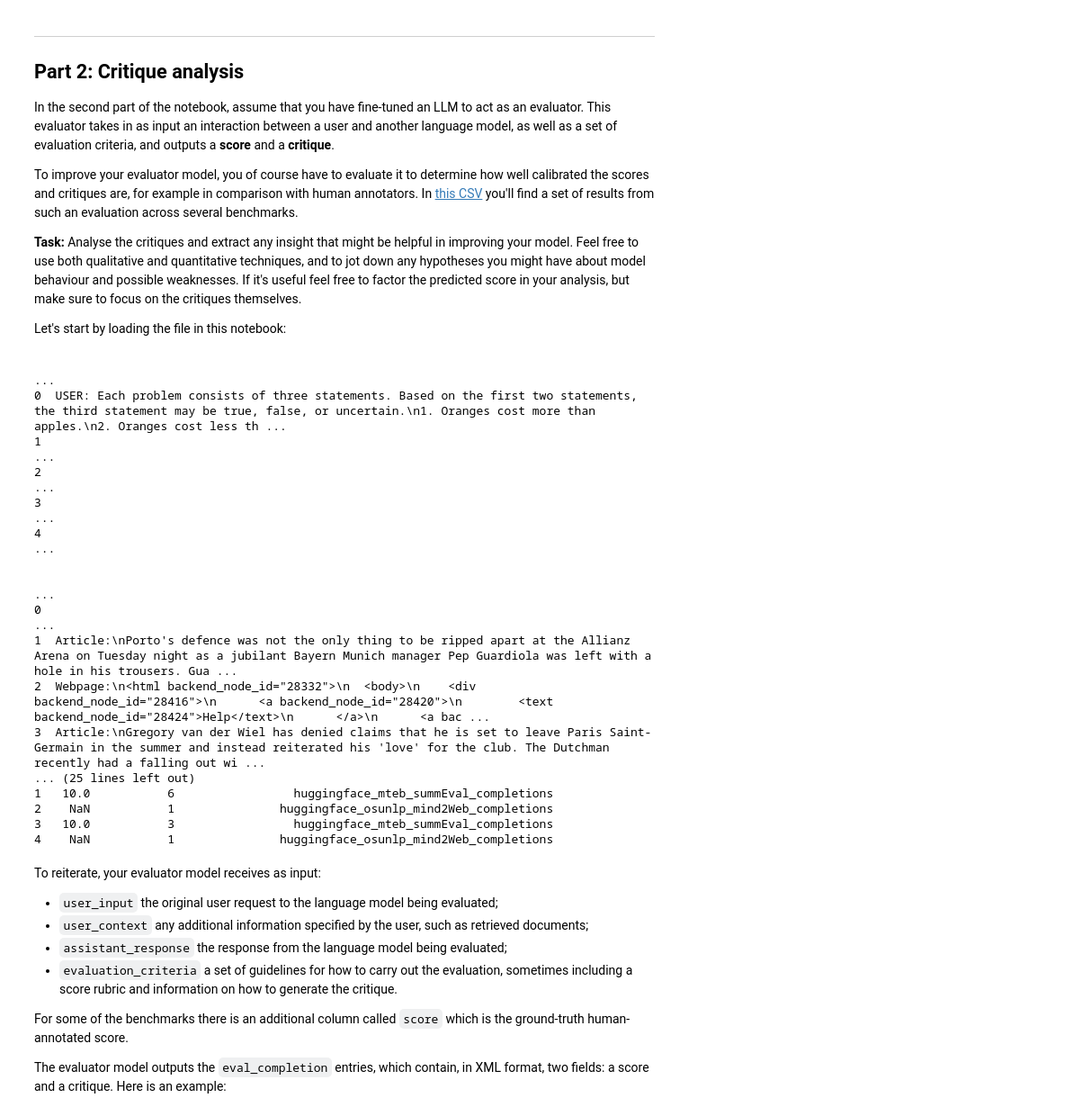
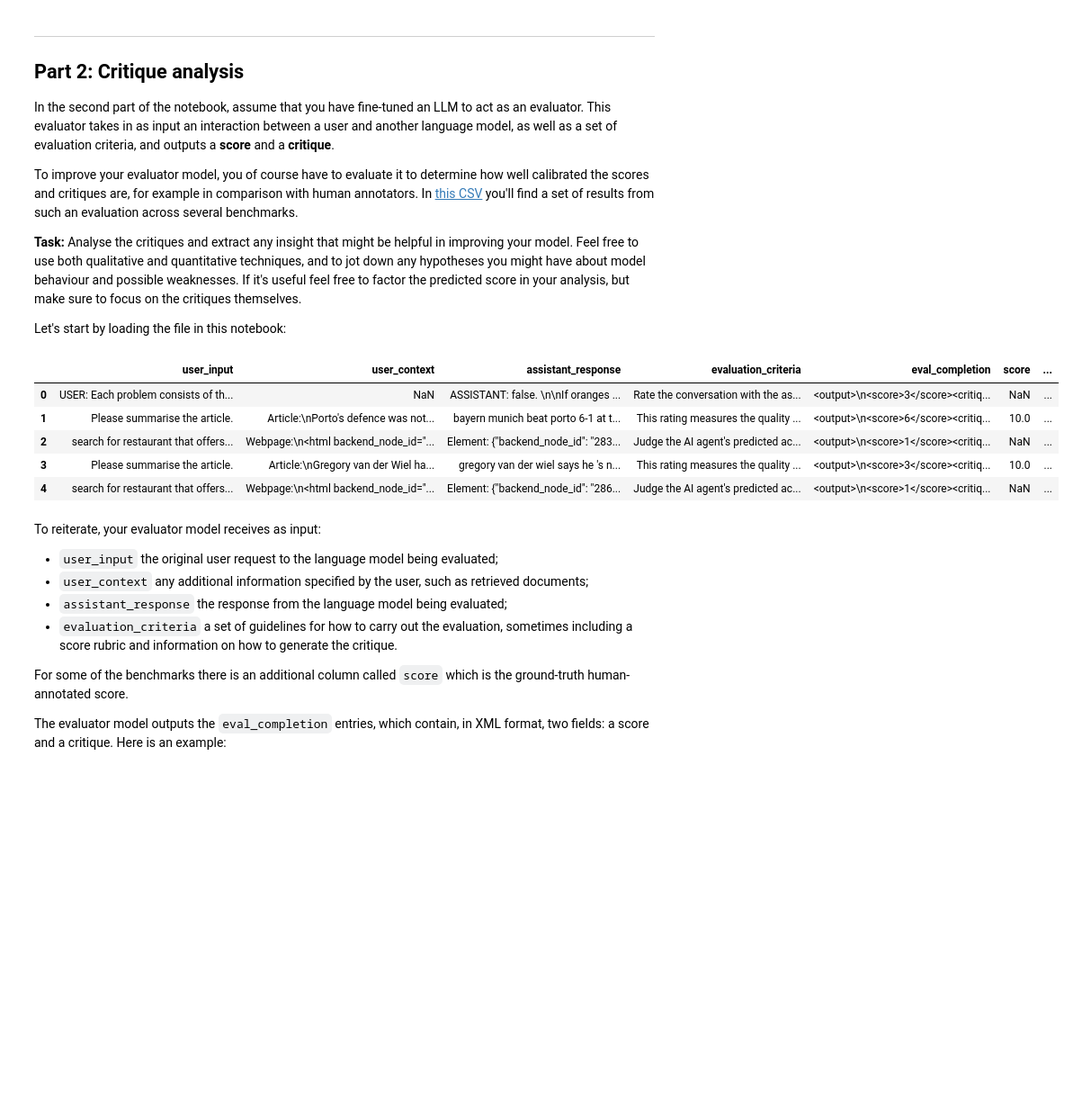
Before and after one commit to J-Rosser-UK/data_exploration, a Jupyter notebook: [J_Rosser]_RE_Part1_DataExploration_CritiqueAnalysis.ipynb, the cells around one changed output. Shown at 90% size. Cells and saved outputs as stored; diff of their text form; code cells hidden in the pictures; blank space fills up the shorter version.

```diff
--- a/[J_Rosser]_RE_Part1_DataExploration_CritiqueAnalysis.ipynb
+++ b/[J_Rosser]_RE_Part1_DataExploration_CritiqueAnalysis.ipynb
@@ -304,25 +295,14 @@ Let's start by loading the file in this notebook:
 # first, upload your file to Google Colab and load into a dataframe
 critique_df = pd.read_csv('./critiques_for_re.csv').drop(columns="Unnamed: 0")
 # %%
-critique_df.head()
+critique_df.head(5)
 # %% [output]
-                                                                                                                                                                                                         ...
-0  USER: Each problem consists of three statements. Based on the first two statements, the third statement may be true, false, or uncertain.\n1. Oranges cost more than apples.\n2. Oranges cost less th ...
-1                                                                                                                                                                                                        ...
-2                                                                                                                                                                                                        ...
-3                                                                                                                                                                                                        ...
-4                                                                                                                                                                                                        ...
-
-                                                                                                                                                                                                         ...
-0                                                                                                                                                                                                        ...
-1  Article:\nPorto's defence was not the only thing to be ripped apart at the Allianz Arena on Tuesday night as a jubilant Bayern Munich manager Pep Guardiola was left with a hole in his trousers. Gua ...
-2  Webpage:\n<html backend_node_id="28332">\n  <body>\n    <div backend_node_id="28416">\n      <a backend_node_id="28420">\n        <text backend_node_id="28424">Help</text>\n      </a>\n      <a bac ...
-3  Article:\nGregory van der Wiel has denied claims that he is set to leave Paris Saint-Germain in the summer and instead reiterated his 'love' for the club. The Dutchman recently had a falling out wi ...
-... (25 lines left out)
-1   10.0           6                 huggingface_mteb_summEval_completions
-2    NaN           1               huggingface_osunlp_mind2Web_completions
-3   10.0           3                 huggingface_mteb_summEval_completions
-4    NaN           1               huggingface_osunlp_mind2Web_completions
+|  | user_input | user_context | assistant_response | evaluation_criteria | eval_completion | score | ... |
+| 0 | USER: Each problem consists of th... | NaN | ASSISTANT: false. \n\nIf oranges ... | Rate the conversation with the as... | <output>\n<score>3</score><critiq... | NaN | ... |
+| 1 | Please summarise the article. | Article:\nPorto's defence was not... | bayern munich beat porto 6-1 at t... | This rating measures the quality ... | <output>\n<score>6</score><critiq... | 10.0 | ... |
+| 2 | search for restaurant that offers... | Webpage:\n<html backend_node_id="... | Element: {"backend_node_id": "283... | Judge the AI agent's predicted ac... | <output>\n<score>1</score><critiq... | NaN | ... |
+| 3 | Please summarise the article. | Article:\nGregory van der Wiel ha... | gregory van der wiel says he 's n... | This rating measures the quality ... | <output>\n<score>3</score><critiq... | 10.0 | ... |
+| 4 | search for restaurant that offers... | Webpage:\n<html backend_node_id="... | Element: {"backend_node_id": "286... | Judge the AI agent's predicted ac... | <output>\n<score>1</score><critiq... | NaN | ... |
 # %% [markdown]
 To reiterate, your evaluator model receives as input:
 - `user_input` the original user request to the language model being evaluated;
```
Also changed, not shown: parts of 13 cells of this notebook, 1 other file.
